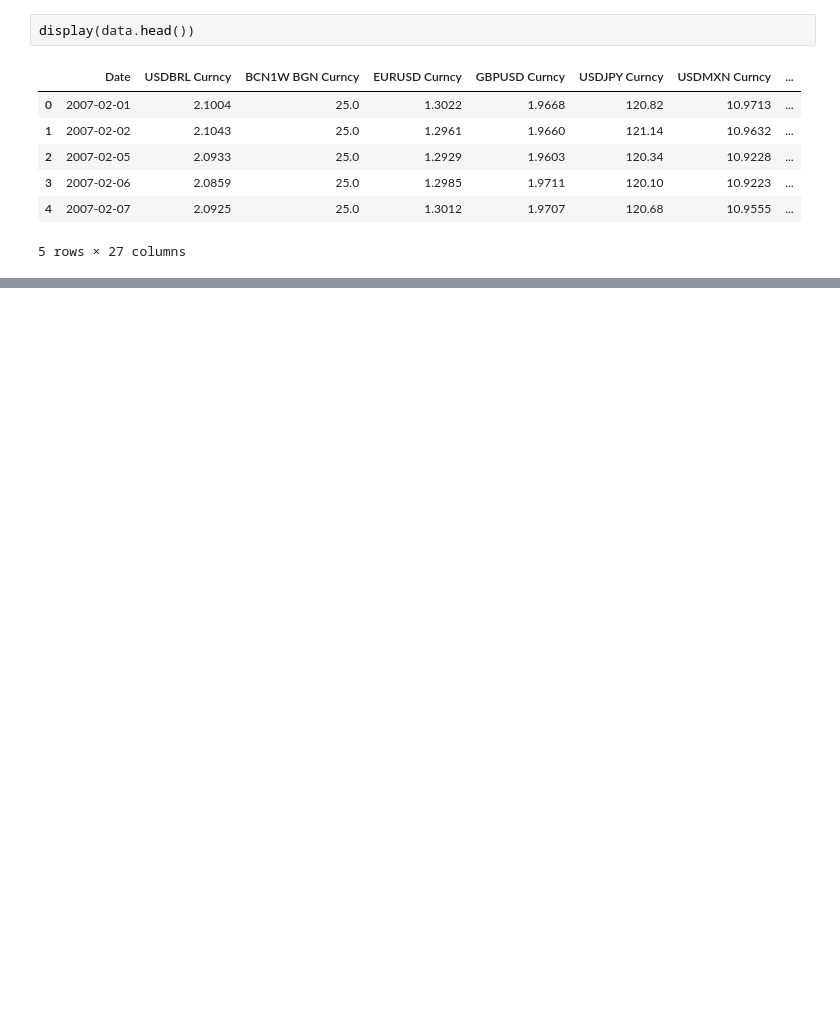
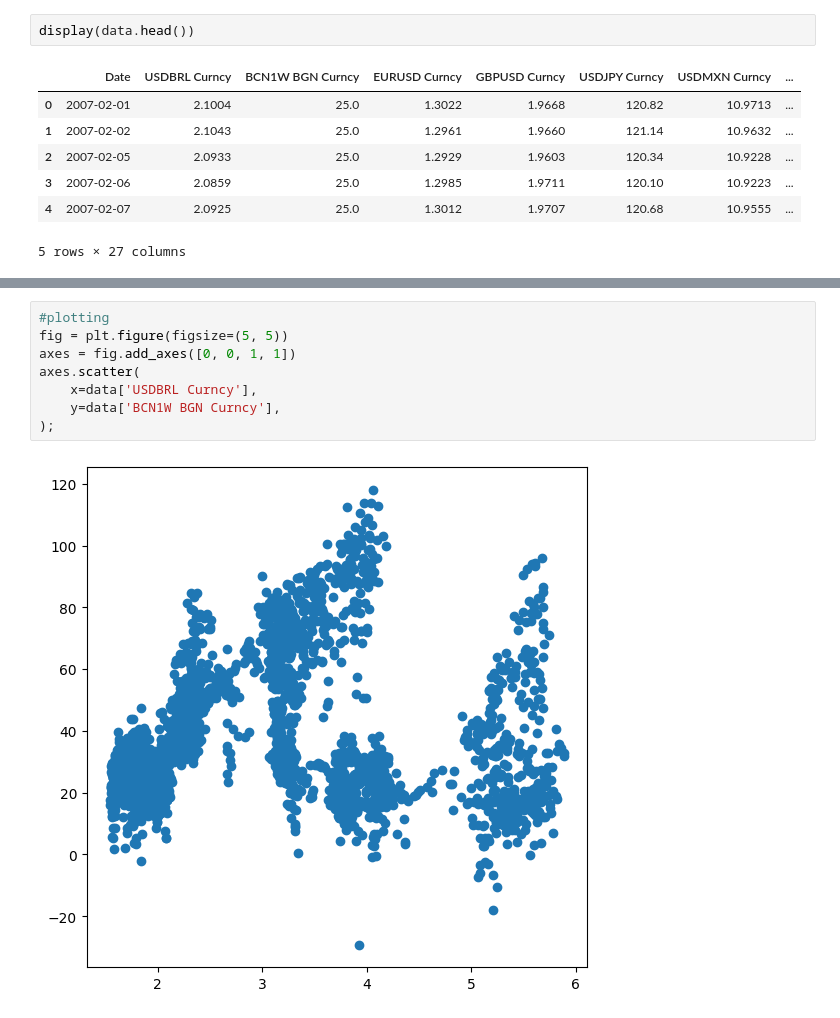
Before and after one commit to tsevaj/diploma, a Jupyter notebook: data_1.ipynb, the cells around one changed output, grey strips where cells are left out. Drawn from its saved outputs; the diff is of its cells as text; blank space fills up the shorter version.

```diff
--- a/data_1.ipynb
+++ b/data_1.ipynb
@@ -76,0 +99,10 @@ display(data_brl.describe())
+# %%
+#plotting
+fig = plt.figure(figsize=(5, 5))
+axes = fig.add_axes([0, 0, 1, 1])
+axes.scatter(
+    x=data['USDBRL Curncy'],
+    y=data['BCN1W BGN Curncy'],
+);
+# %% [output]
+[figure, added]
```
Also changed, not shown: parts of 7 cells of this notebook.
